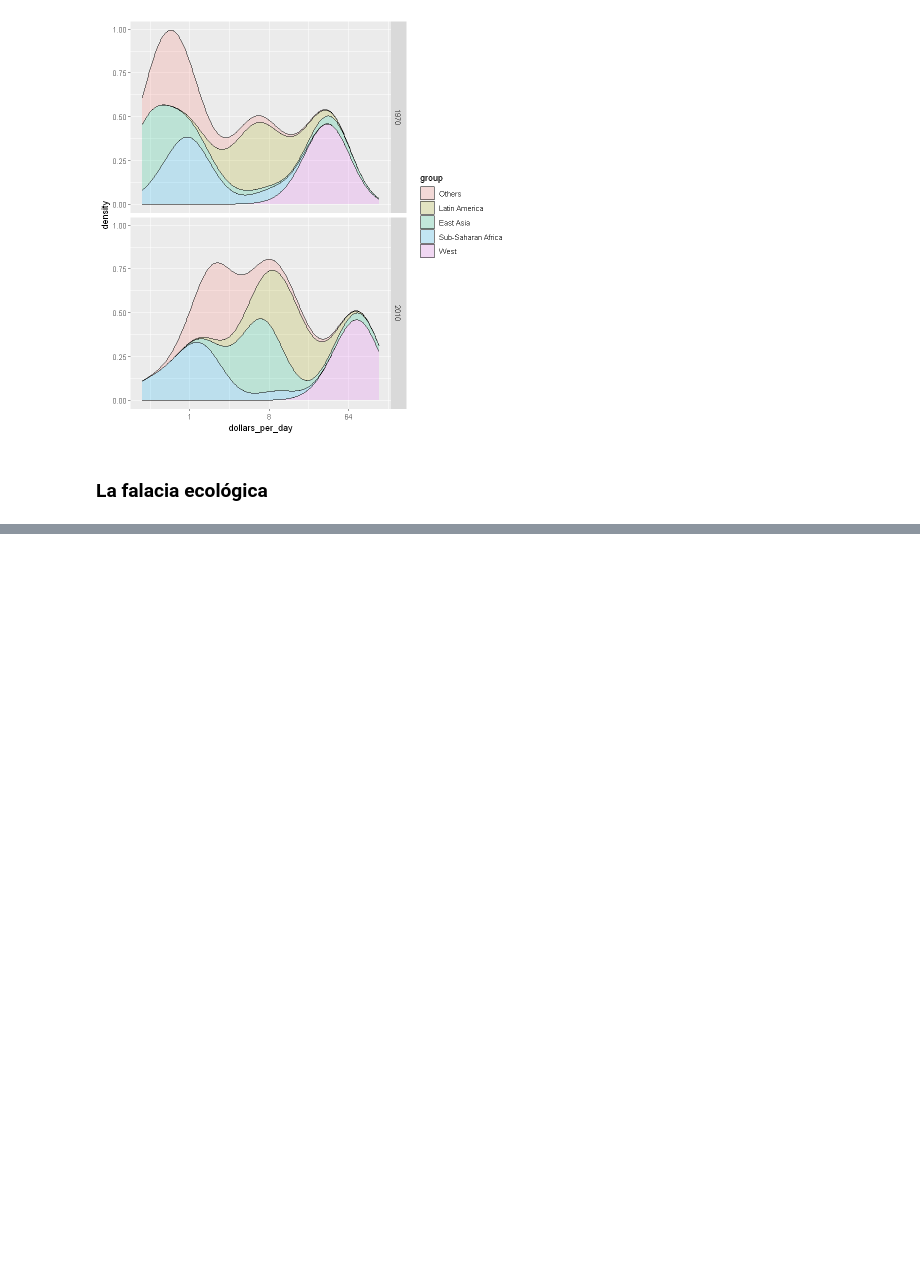
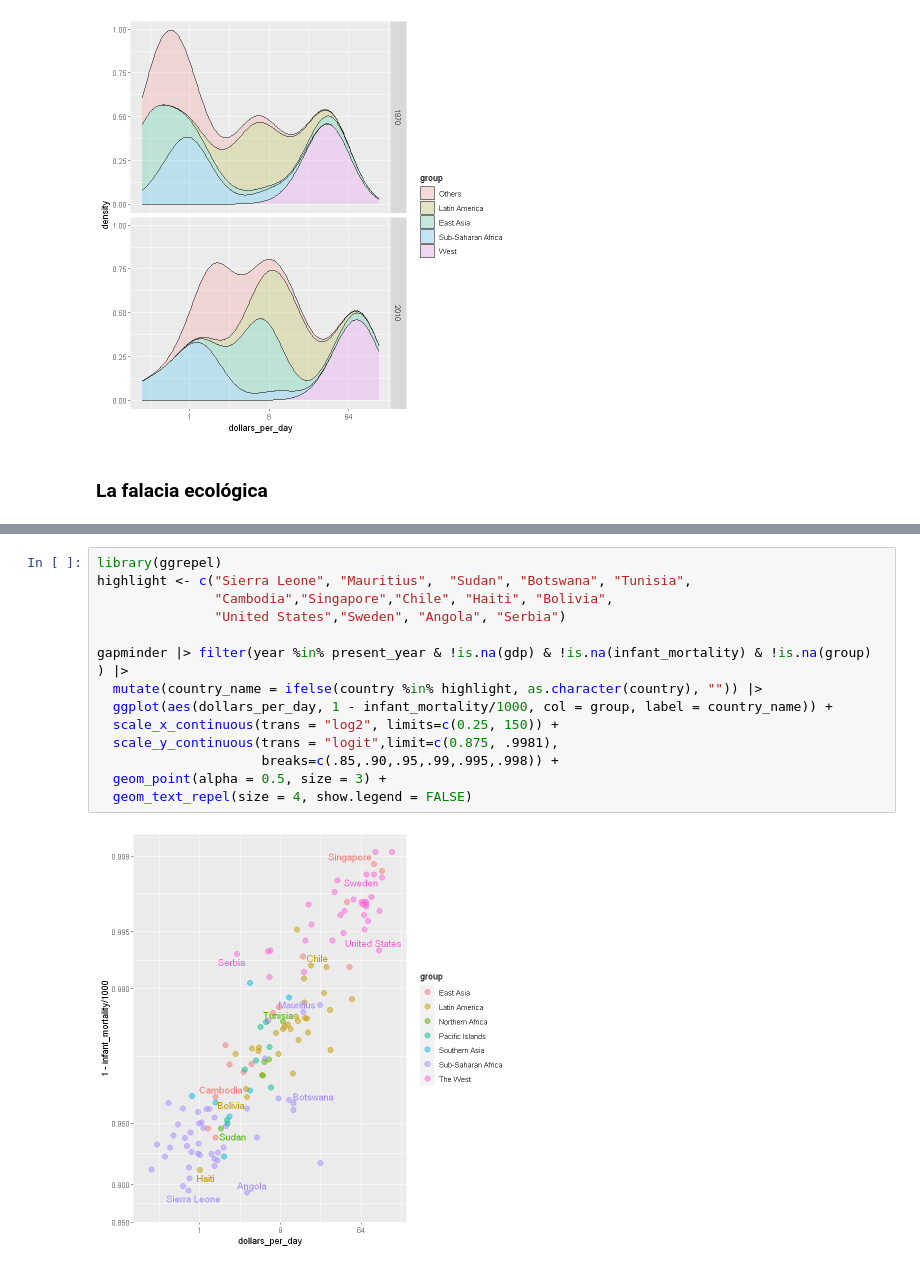
Before and after one commit to RaymundoSGlz/Data-Visualization, a Jupyter notebook: Gapminder.ipynb, the cells around one changed output, grey strips where cells are left out. Drawn from its saved outputs; the diff is of its cells as text; blank space fills up the shorter version.

```diff
--- a/Gapminder.ipynb
+++ b/Gapminder.ipynb
@@ -491,0 +560,16 @@ gapminder %>%
+# %%
+library(ggrepel)
+highlight <- c("Sierra Leone", "Mauritius",  "Sudan", "Botswana", "Tunisia",
+               "Cambodia","Singapore","Chile", "Haiti", "Bolivia",
+               "United States","Sweden", "Angola", "Serbia")
+
+gapminder |> filter(year %in% present_year & !is.na(gdp) & !is.na(infant_mortality) & !is.na(group) ) |>
+  mutate(country_name = ifelse(country %in% highlight, as.character(country), "")) |>
+  ggplot(aes(dollars_per_day, 1 - infant_mortality/1000, col = group, label = country_name)) +
+  scale_x_continuous(trans = "log2", limits=c(0.25, 150)) +
+  scale_y_continuous(trans = "logit",limit=c(0.875, .9981),
+                     breaks=c(.85,.90,.95,.99,.995,.998)) +
+  geom_point(alpha = 0.5, size = 3) +
+  geom_text_repel(size = 4, show.legend = FALSE)
+# %% [output]
+[figure, added]
```
Also changed, not shown: parts of 35 cells of this notebook, 14 other files.
